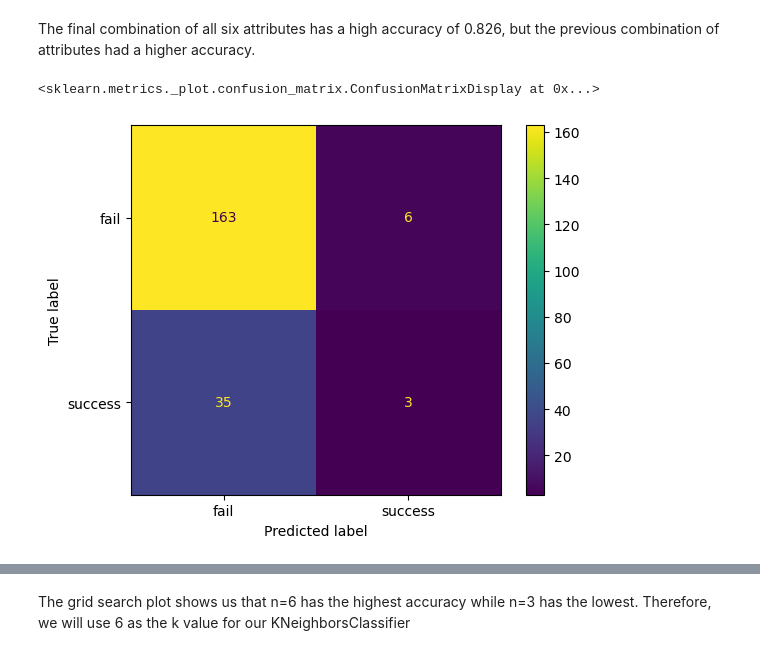
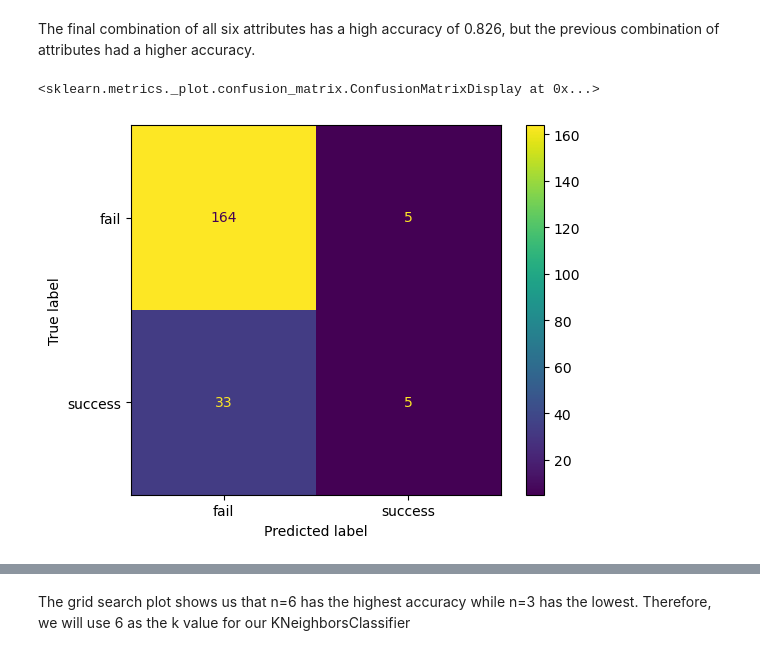
Before and after one commit to mkimur02/final_project_dsci100, a Jupyter notebook: Untitled.ipynb, the cells around one changed output, grey strips where cells are left out. Drawn from its saved outputs; the diff is of its cells as text; code cells hidden in the pictures.

```diff
--- a/Untitled.ipynb
+++ b/Untitled.ipynb
@@ -623,44 +623,44 @@ The final combination of all six attributes has a high accuracy of 0.826, but th
 np.random.seed(1000)
 speeddating_preprocessor = make_column_transformer(
     (StandardScaler(), [
-       "sincere_partner","intelligence_partner","shared_interests_partner", "ambition_partner"]),
+        "attractive_partner", "sincere_partner","intelligence_partner","funny_partner","shared_interests_partner"]),
 )
 
 knn_spec = KNeighborsClassifier(n_neighbors=6)
 
 X = speeddating_train[[
-    "sincere_partner","intelligence_partner","shared_interests_partner", "ambition_partner"]]
+    "attractive_partner", "sincere_partner","intelligence_partner","funny_partner","shared_interests_partner"]]
 y = speeddating_train["match"]
 
 speeddating_fit = make_pipeline(speeddating_preprocessor, knn_spec).fit(X, y)
 
 speeddating_test_predictions = speeddating_fit.predict(speeddating_test)
 speeddating_test_predictions = pd.concat(
     [
         speeddating_test.reset_index(drop=True),
         pd.DataFrame(speeddating_test_predictions, columns=["predicted"]),
     ],
     axis=1,
 )
 
 speeddating_test_predictions
 
 
 speeddating_mat = sklearn.metrics.confusion_matrix(
     speeddating_test_predictions["match"],
     speeddating_test_predictions["predicted"],
     labels=speeddating_fit.classes_,
 )
 
 from sklearn.metrics import ConfusionMatrixDisplay
 
 disp = ConfusionMatrixDisplay(
     confusion_matrix=speeddating_mat, display_labels=speeddating_fit.classes_
 )
 disp.plot()
 # %% [output]
 <sklearn.metrics._plot.confusion_matrix.ConfusionMatrixDisplay at 0x...>
-[figure, old version]
+[figure, new version]
 # %%
 # speeddating_train, speeddating_test = train_test_split(speeddating, test_size=0.25, random_state=2023) # set the random state to be 123
 
```
Also changed, not shown: parts of 3 cells of this notebook.
